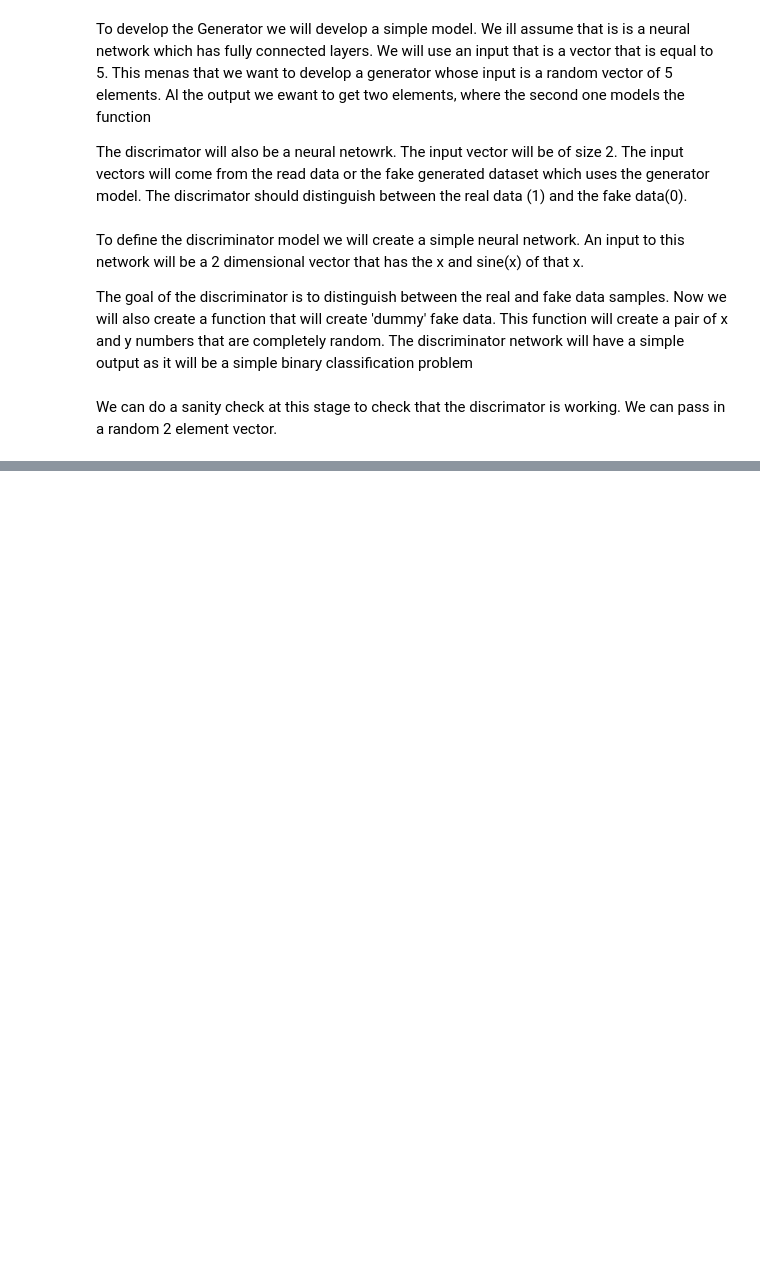
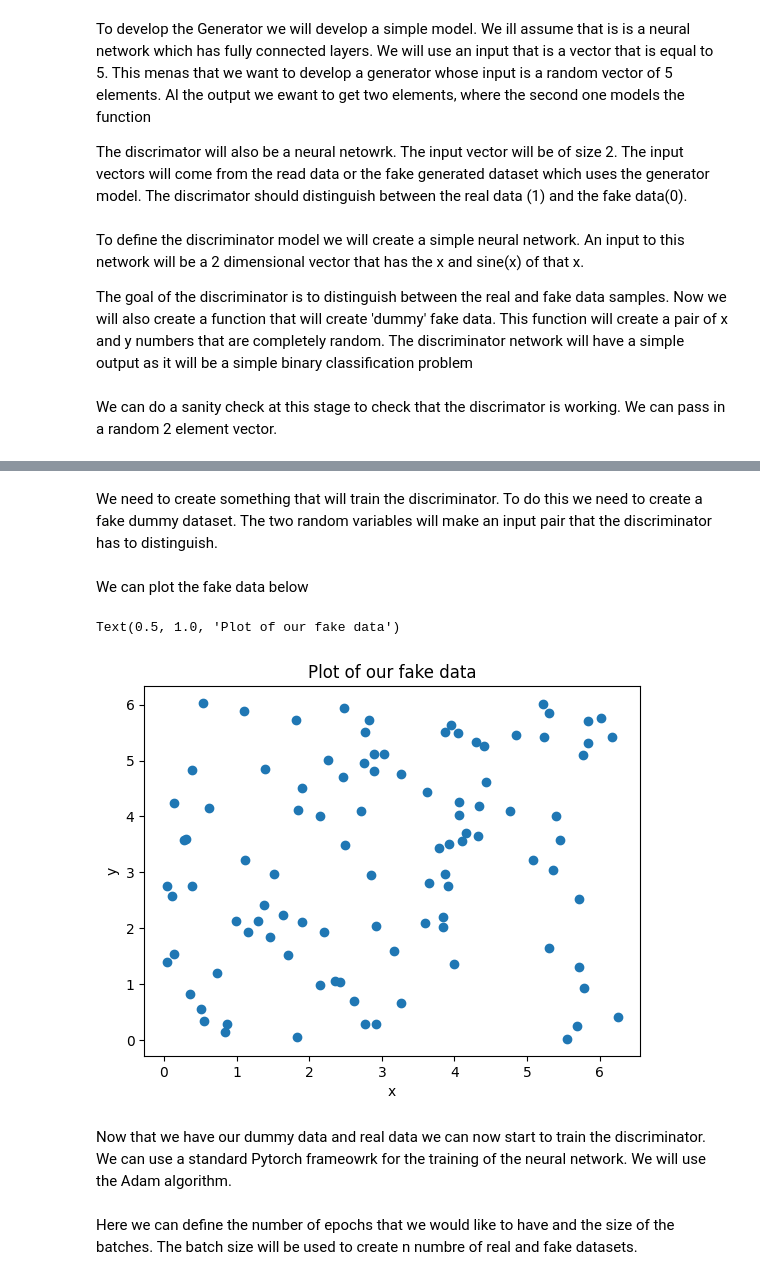
Before and after one commit to Rahy-Premji/NvidiaSpringWeek, a Jupyter notebook: GANsNotebook.ipynb, the cells around one changed output, grey strips where cells are left out. Saved outputs shown, nothing was run; the diff lists cells and outputs as text; code cells hidden in the pictures; blank space fills up the shorter version.

```diff
--- a/GANsNotebook.ipynb
+++ b/GANsNotebook.ipynb
@@ -98,0 +99,23 @@ NameError: name 'F' is not defined
+# %% [markdown]
+We need to create something that will train the discriminator. To do this we need to create a fake dummy dataset. The two random variables will make an input pair that the discriminator has to distinguish.
+# %%
+def generate_dummy_fake_data(n):
+    x1 = torch.rand(n) * 2 * torch.pi
+    x2 = torch.rand(n) * 2 * torch.pi
+    x1 = x1.view(n,1)
+    x2 = x2.view(n,1)
+    y_fake = torch.zeros((n,1))
+    return torch.hstack((x1, x2)), y_fake
+# %% [markdown]
+We can plot the fake data below
+# %%
+x_fake,y_fake = generate_dummy_fake_data(100)
+plt.scatter(x_fake[:, 0].numpy(),x_fake[:, 1].numpy())
+plt.xlabel("x")
+plt.ylabel("y")
+plt.title('Plot of our fake data')
+# %% [output]
+Text(0.5, 1.0, 'Plot of our fake data')
+[figure, added]
+# %% [markdown]
+Now that we have our dummy data and real data we can now start to train the discriminator. We can use a standard Pytorch frameowrk for the training of the neural network. We will use the Adam algorithm.
@@ -98,0 +126,2 @@ NameError: name 'F' is not defined
+# %% [markdown]
+Here we can define the number of epochs that we would like to have and the size of the batches. The batch size will be used to create n numbre of real and fake datasets.
```
Also changed, not shown: parts of 8 cells of this notebook.
